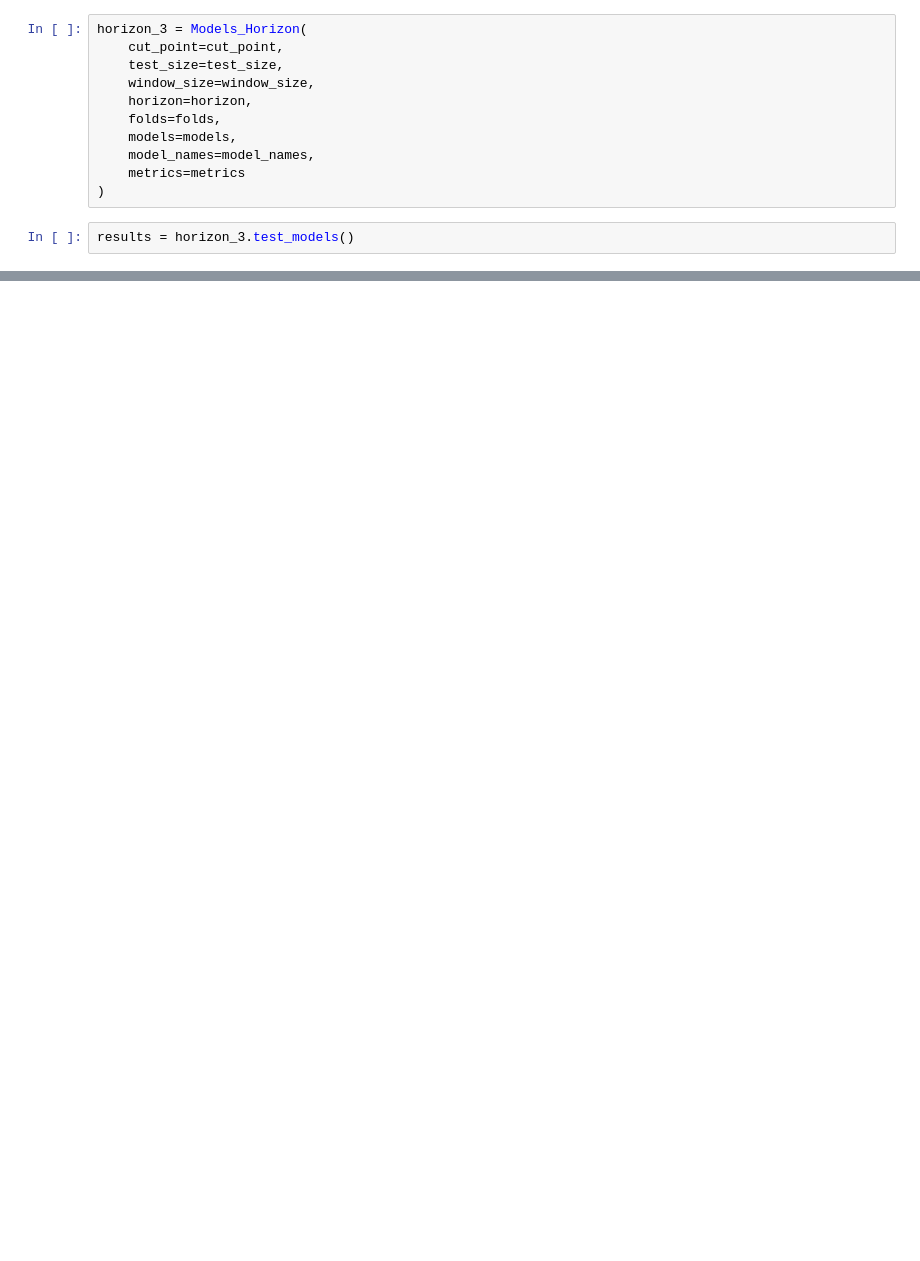
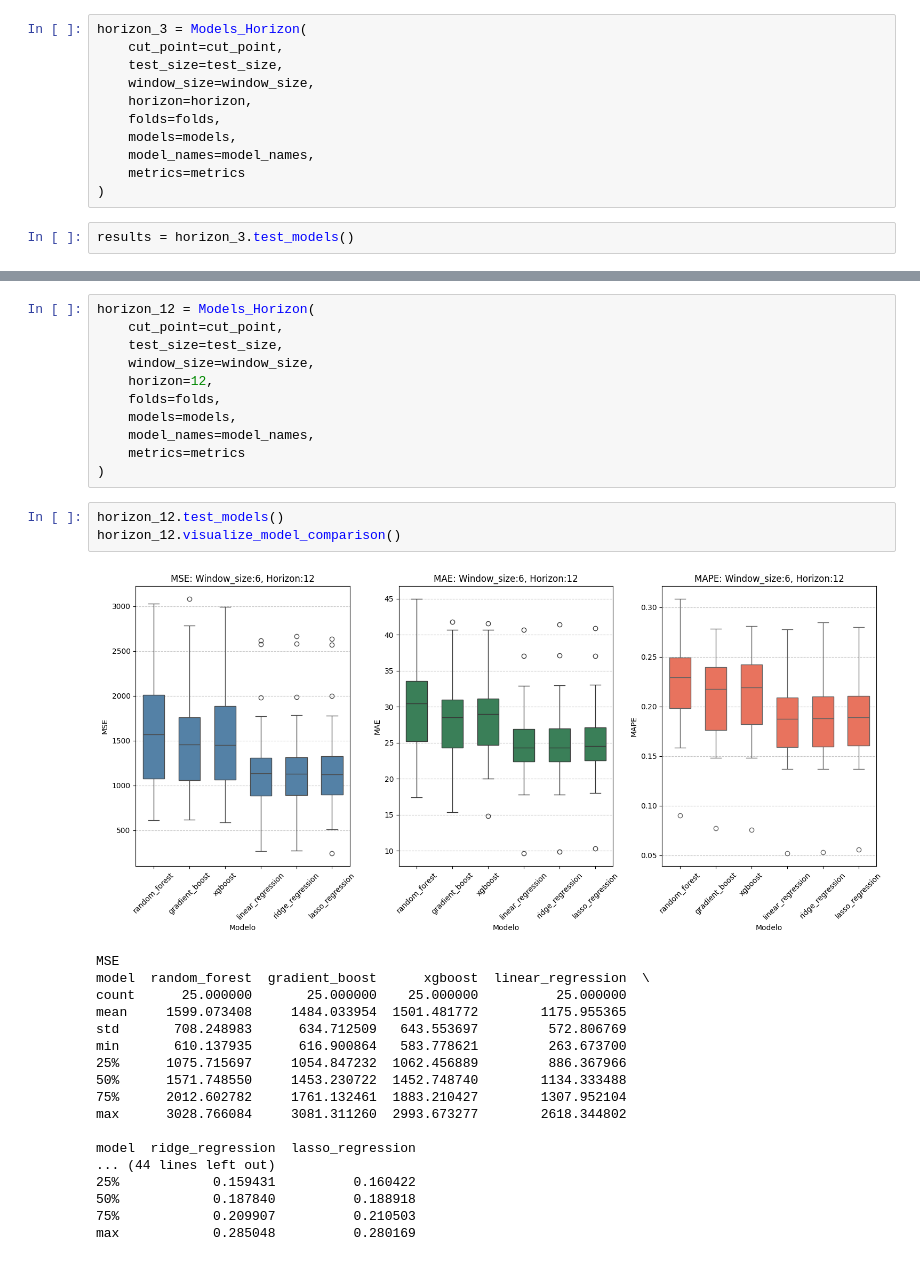
Before and after one commit to Arturo2711/Hypoglycemia_Prediction, a Jupyter notebook: notebooks/mlapproach.ipynb, the cells around one changed output, grey strips where cells are left out. Drawn from its saved outputs; the diff is of its cells as text; blank space fills up the shorter version.

```diff
--- a/notebooks/mlapproach.ipynb
+++ b/notebooks/mlapproach.ipynb
@@ -248,0 +287,33 @@ max         0.180158        0.153255  ...           0.156503          0.163386
+# %%
+horizon_12 = Models_Horizon(
+    cut_point=cut_point,
+    test_size=test_size,
+    window_size=window_size,
+    horizon=12,
+    folds=folds,
+    models=models,
+    model_names=model_names,
+    metrics=metrics
+)
+# %%
+horizon_12.test_models()
+horizon_12.visualize_model_comparison()
+# %% [output]
+[figure, added]
+MSE
+model  random_forest  gradient_boost      xgboost  linear_regression  \
+count      25.000000       25.000000    25.000000          25.000000
+mean     1599.073408     1484.033954  1501.481772        1175.955365
+std       708.248983      634.712509   643.553697         572.806769
+min       610.137935      616.900864   583.778621         263.673700
+25%      1075.715697     1054.847232  1062.456889         886.367966
+50%      1571.748550     1453.230722  1452.748740        1134.333488
+75%      2012.602782     1761.132461  1883.210427        1307.952104
+max      3028.766084     3081.311260  2993.673277        2618.344802
+
+model  ridge_regression  lasso_regression
+... (44 lines left out)
+25%            0.159431          0.160422
+50%            0.187840          0.188918
+75%            0.209907          0.210503
+max            0.285048          0.280169
```
Also changed, not shown: parts of 7 cells of this notebook, 5 other files.
